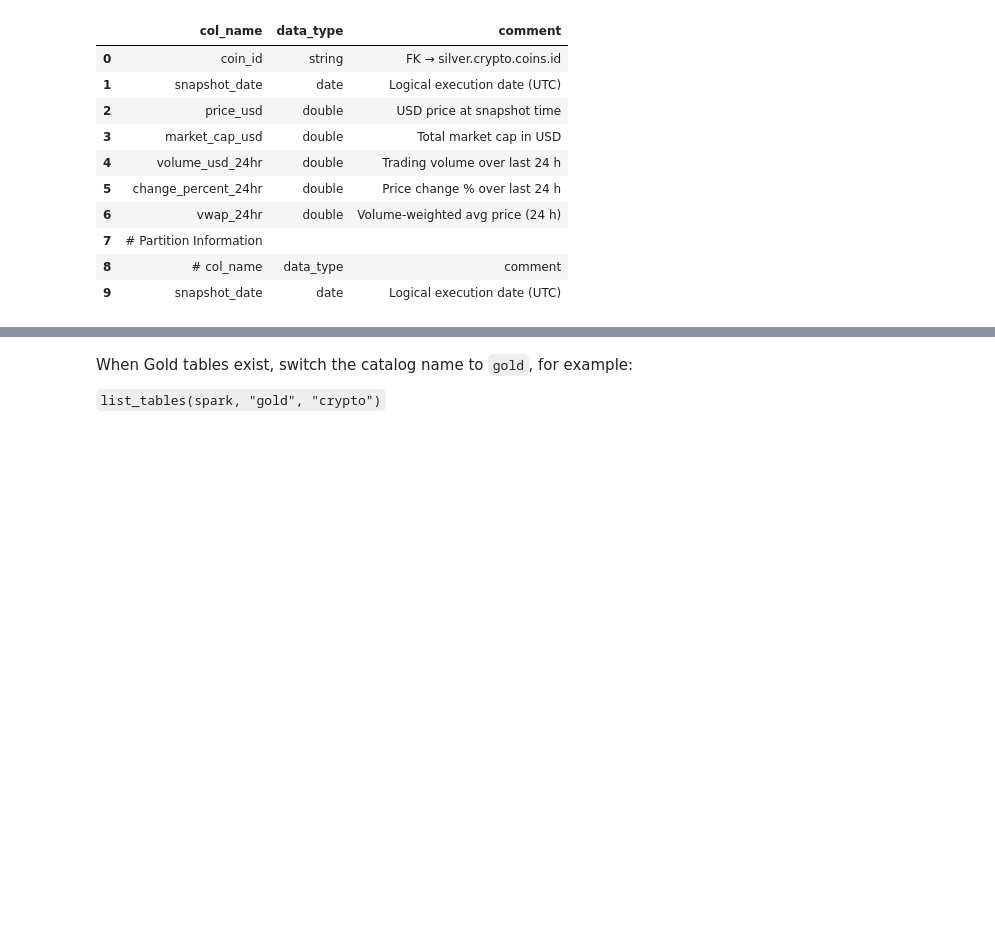
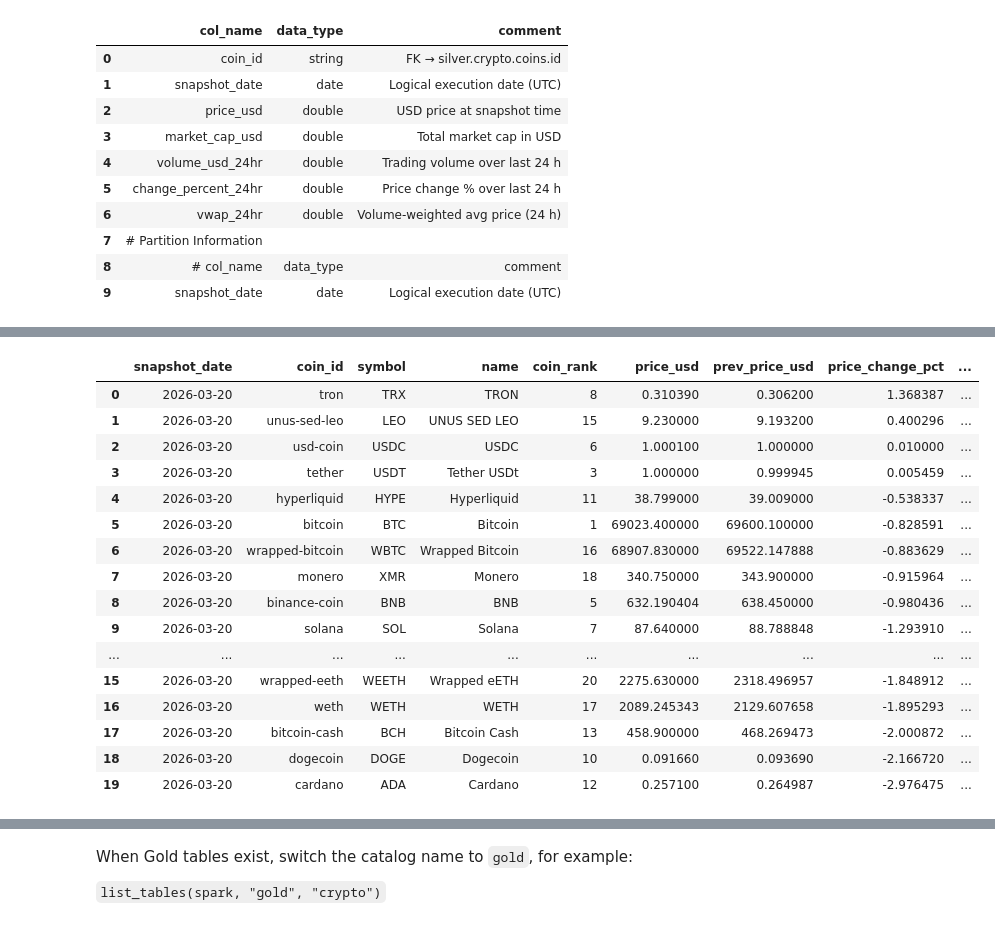
Before and after one commit to gekaluck/Data_eng_mvp, a Jupyter notebook: notebooks/lakehouse_browser.ipynb, the cells around one changed output, grey strips where cells are left out. Cells and saved outputs as stored; diff of their text form; code cells hidden in the pictures; blank space fills up the shorter version.

```diff
--- a/notebooks/lakehouse_browser.ipynb
+++ b/notebooks/lakehouse_browser.ipynb
@@ -147,0 +181,20 @@ describe_table(spark, "silver", "crypto", "price_snapshots")
+# %%
+preview_table(spark, "gold", "crypto", "daily_snapshot")
+# %% [output]
+|  | snapshot_date | coin_id | symbol | name | coin_rank | price_usd | prev_price_usd | price_change_pct | ... |
+| 0 | 2026-03-20 | tron | TRX | TRON | 8 | 0.310390 | 0.306200 | 1.368387 | ... |
+| 1 | 2026-03-20 | unus-sed-leo | LEO | UNUS SED LEO | 15 | 9.230000 | 9.193200 | 0.400296 | ... |
+| 2 | 2026-03-20 | usd-coin | USDC | USDC | 6 | 1.000100 | 1.000000 | 0.010000 | ... |
+| 3 | 2026-03-20 | tether | USDT | Tether USDt | 3 | 1.000000 | 0.999945 | 0.005459 | ... |
+| 4 | 2026-03-20 | hyperliquid | HYPE | Hyperliquid | 11 | 38.799000 | 39.009000 | -0.538337 | ... |
+| 5 | 2026-03-20 | bitcoin | BTC | Bitcoin | 1 | 69023.400000 | 69600.100000 | -0.828591 | ... |
+| 6 | 2026-03-20 | wrapped-bitcoin | WBTC | Wrapped Bitcoin | 16 | 68907.830000 | 69522.147888 | -0.883629 | ... |
+| 7 | 2026-03-20 | monero | XMR | Monero | 18 | 340.750000 | 343.900000 | -0.915964 | ... |
+| 8 | 2026-03-20 | binance-coin | BNB | BNB | 5 | 632.190404 | 638.450000 | -0.980436 | ... |
+| 9 | 2026-03-20 | solana | SOL | Solana | 7 | 87.640000 | 88.788848 | -1.293910 | ... |
+| ... | ... | ... | ... | ... | ... | ... | ... | ... | ... |
+| 15 | 2026-03-20 | wrapped-eeth | WEETH | Wrapped eETH | 20 | 2275.630000 | 2318.496957 | -1.848912 | ... |
+| 16 | 2026-03-20 | weth | WETH | WETH | 17 | 2089.245343 | 2129.607658 | -1.895293 | ... |
+| 17 | 2026-03-20 | bitcoin-cash | BCH | Bitcoin Cash | 13 | 458.900000 | 468.269473 | -2.000872 | ... |
+| 18 | 2026-03-20 | dogecoin | DOGE | Dogecoin | 10 | 0.091660 | 0.093690 | -2.166720 | ... |
+| 19 | 2026-03-20 | cardano | ADA | Cardano | 12 | 0.257100 | 0.264987 | -2.976475 | ... |
```
Also changed, not shown: parts of 5 cells of this notebook, 9 other files.
